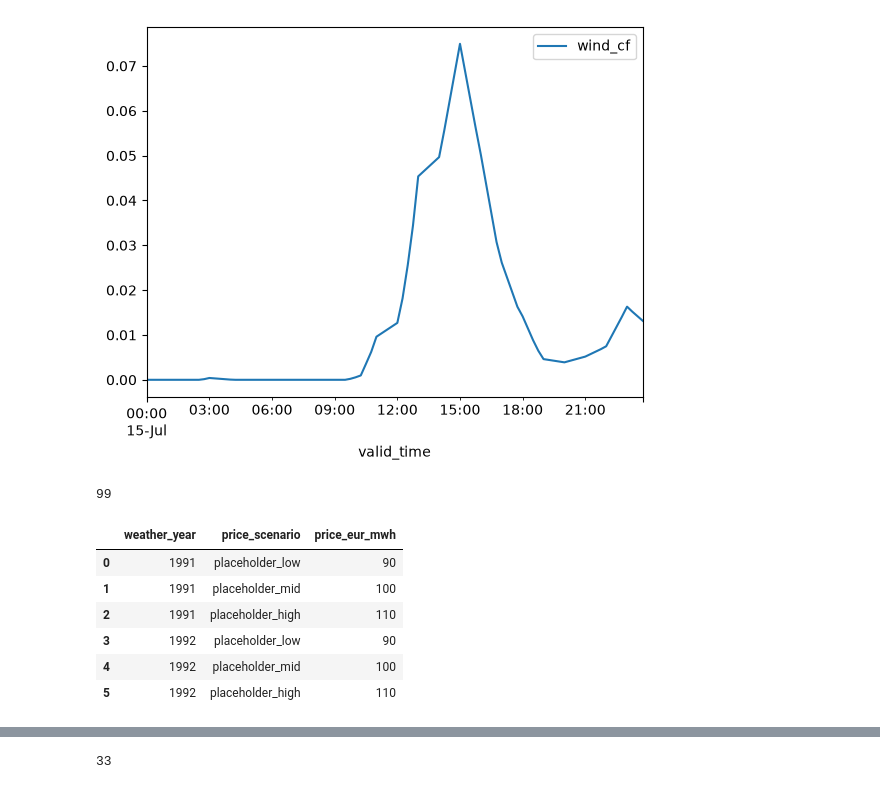
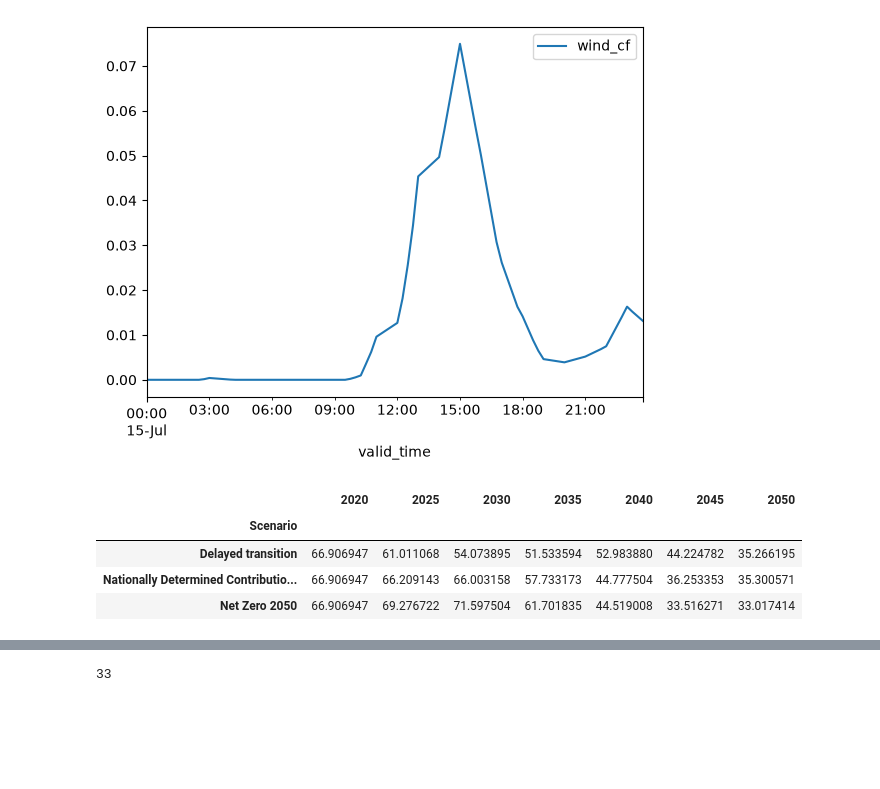
Before and after one commit to SristyKala1/ppa_selection_italy, a Jupyter notebook: notebooks/04_scenarios_setup.ipynb, the cells around one changed output, grey strips where cells are left out. Saved outputs shown, nothing was run; the diff lists cells and outputs as text; code cells hidden in the pictures; blank space fills up the shorter version.

Commit message:
Built and proved real NGFS-sourced price scenarios, anchored to actual 2024 GME PUN

```diff
--- a/notebooks/04_scenarios_setup.ipynb
+++ b/notebooks/04_scenarios_setup.ipynb
@@ -57,33 +57,58 @@ Name: wind_cf, dtype: float64
 # %%
 import yaml
 
 with open(PROJECT_ROOT / "config.yaml") as f:
     config = yaml.safe_load(f)
 
 START_YEAR = config["weather"]["start_year"]
 END_YEAR = config["weather"]["end_year"]
 
-price_scenarios = {
-    "placeholder_low": 90,
-    "placeholder_mid": 100,
-    "placeholder_high": 110,
-}
+NGFS_CSV = PROJECT_ROOT / "data" / "raw" / "prices" / "ngfs_price_ita.csv"
 
-scenario_matrix = [
-    {"weather_year": year, "price_scenario": name, "price_eur_mwh": price}
-    for year in range(START_YEAR, END_YEAR + 1)
-    for name, price in price_scenarios.items()
-]
+MODEL = "Downscaling[REMIND-MAgPIE 3.3-4.8]"
+VARIABLE = "Price|Secondary Energy|Electricity"
+SCENARIOS = ["Delayed transition", "Nationally Determined Contributions (NDCs)", "Net Zero 2050"]
 
-scenario_df = pd.DataFrame(scenario_matrix)
-print(len(scenario_df))
-scenario_df.head(6)
+GJ_PER_MWH = 3.6
+USD_PER_EUR_2010 = 1.33  # ECB reference rate, 2010 average - verify before citing in the thesis
+
+GME_PUN_2024 = 108.52  # GME Annual Report 2024, actual realized PUN Index GME (EUR/MWh) - real anchor point
+ANCHOR_YEAR = 2024
+
+
+def load_price_trajectories():
+    df = pd.read_csv(NGFS_CSV)
+    df = df[(df["Model"] == MODEL) & (df["Variable"] == VARIABLE) & (df["Region"] == "ITA")]
+    df = df[df["Scenario"].isin(SCENARIOS)]
+
+    year_cols = [c for c in df.columns if c.isdigit() and int(c) <= 2050]
+    trajectories = df.set_index("Scenario")[year_cols]
+    trajectories.columns = trajectories.columns.astype(int)
+
+    return trajectories * GJ_PER_MWH / USD_PER_EUR_2010
+
+
+def full_annual_trajectory(scenario):
+    prices = load_price_trajectories().loc[scenario]
+    full_range = range(prices.index.min(), prices.index.max() + 1)
+    return prices.reindex(full_range).interpolate(method="linear")
+
+
+def annual_price_trajectory(scenario, start_year, end_year):
+    return full_annual_trajectory(scenario).loc[start_year:end_year]
+
+
+def rescaled_price_trajectory(scenario, start_year, end_year):
+    trajectory = full_annual_trajectory(scenario)
+    scale = GME_PUN_2024 / trajectory.loc[ANCHOR_YEAR]
+    return (trajectory * scale).loc[start_year:end_year]
+
+
+price_trajectories = load_price_trajectories()
+price_trajectories
 # %% [output]
-99
-|  | weather_year | price_scenario | price_eur_mwh |
-| 0 | 1991 | placeholder_low | 90 |
-| 1 | 1991 | placeholder_mid | 100 |
-| 2 | 1991 | placeholder_high | 110 |
-| 3 | 1992 | placeholder_low | 90 |
-| 4 | 1992 | placeholder_mid | 100 |
-| 5 | 1992 | placeholder_high | 110 |
+|  | 2020 | 2025 | 2030 | 2035 | 2040 | 2045 | 2050 |
+| Scenario |  |  |  |  |  |  |  |
+| Delayed transition | 66.906947 | 61.011068 | 54.073895 | 51.533594 | 52.983880 | 44.224782 | 35.266195 |
+| Nationally Determined Contributio... | 66.906947 | 66.209143 | 66.003158 | 57.733173 | 44.777504 | 36.253353 | 35.300571 |
+| Net Zero 2050 | 66.906947 | 69.276722 | 71.597504 | 61.701835 | 44.519008 | 33.516271 | 33.017414 |
```
Also changed, not shown: parts of 1 cell of this notebook.
